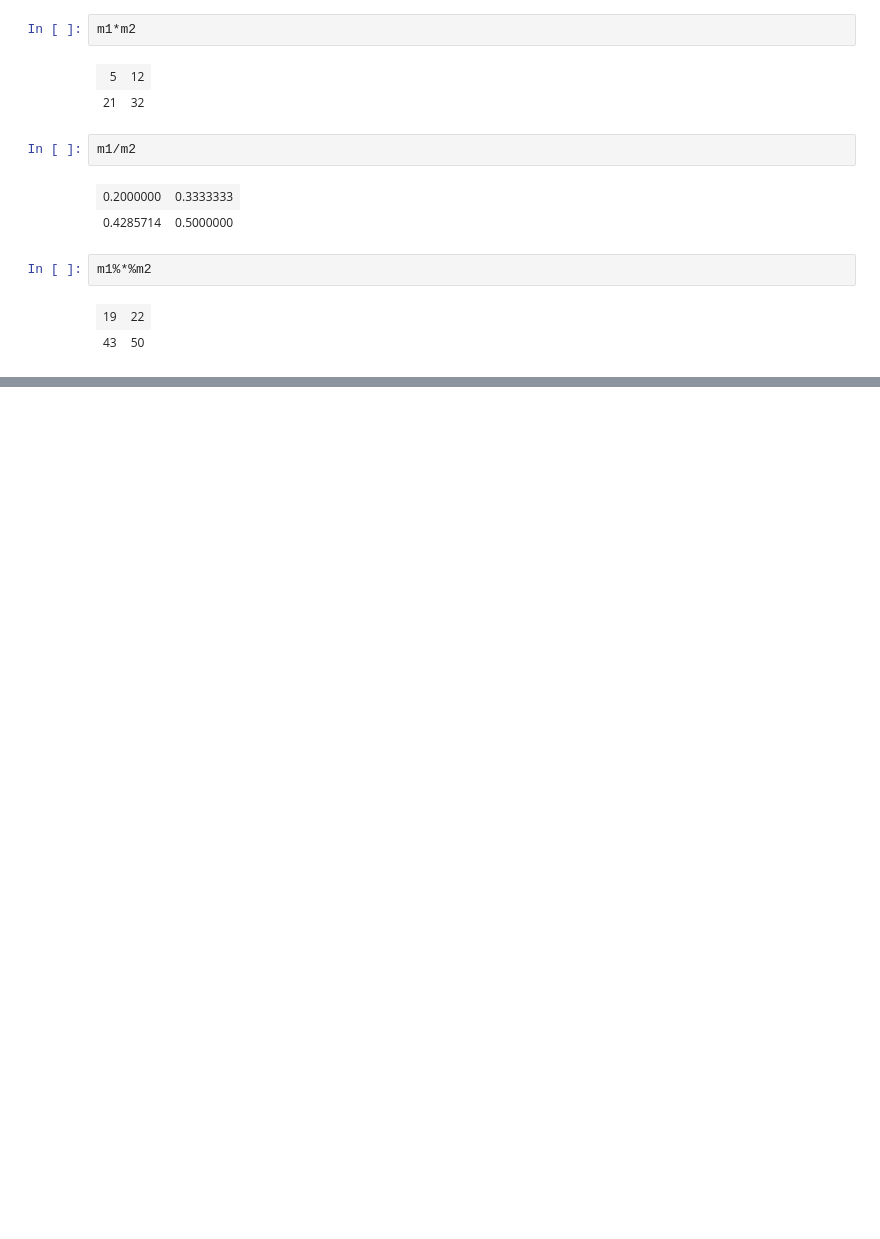
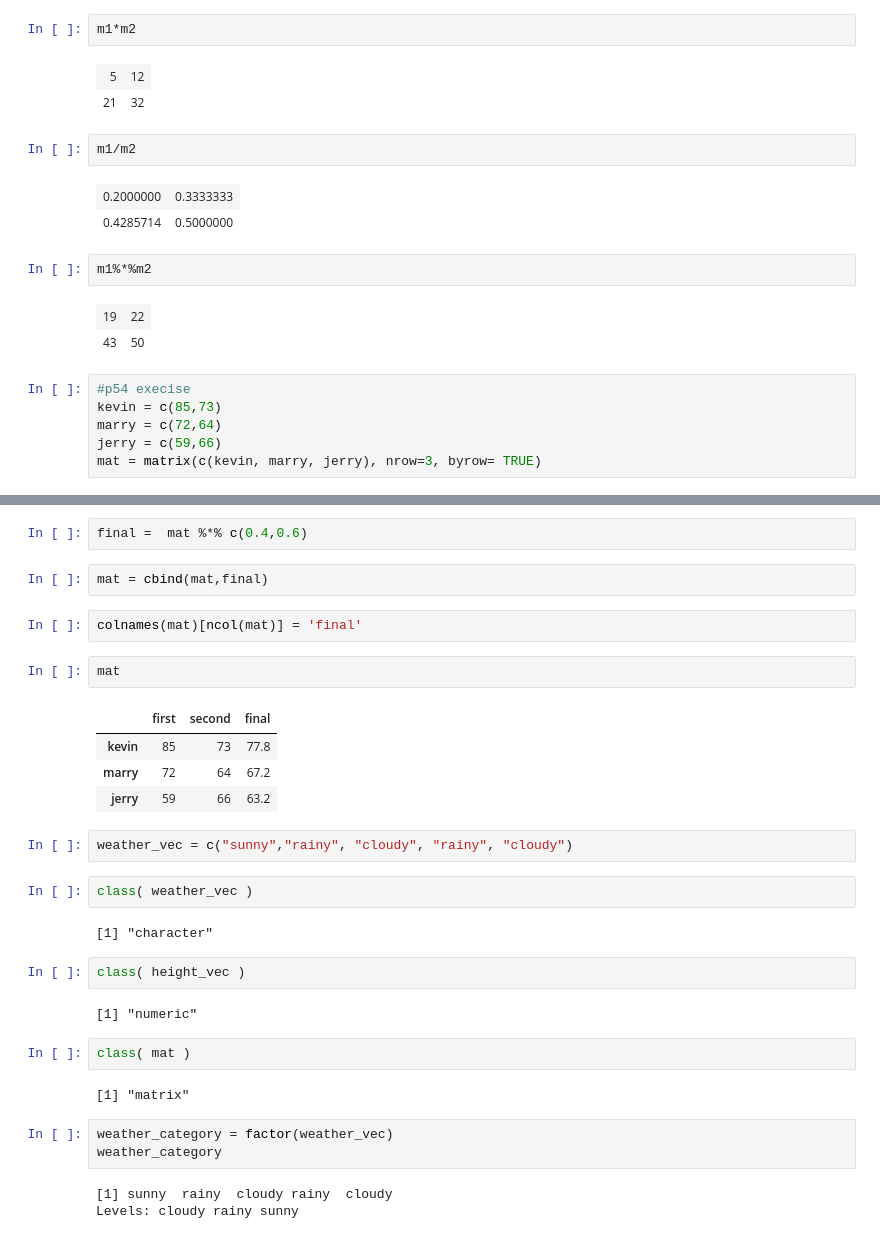
Before and after one commit to YuHsuanLin/riii, a Jupyter notebook: cb102/cb102_20180809.ipynb, the cells around one changed output, grey strips where cells are left out. Drawn from its saved outputs; the diff is of its cells as text; blank space fills up the shorter version.

Commit message:
factor

```diff
--- a/cb102/cb102_20180809.ipynb
+++ b/cb102/cb102_20180809.ipynb
@@ -797,3 +797,9 @@ m1%*%m2
 # %% [output]
 | 19 | 22 |
 | 43 | 50 |
+# %%
+#p54 execise
+kevin = c(85,73)
+marry = c(72,64)
+jerry = c(59,66)
+mat = matrix(c(kevin, marry, jerry), nrow=3, byrow= TRUE)
@@ -799,0 +815,33 @@ m1%*%m2
+# %%
+final =  mat %*% c(0.4,0.6)
+# %%
+mat = cbind(mat,final)
+# %%
+colnames(mat)[ncol(mat)] = 'final'
+# %%
+mat
+# %% [output]
+|  | first | second | final |
+| kevin | 85 | 73 | 77.8 |
+| marry | 72 | 64 | 67.2 |
+| jerry | 59 | 66 | 63.2 |
+# %%
+weather_vec = c("sunny","rainy", "cloudy", "rainy", "cloudy")
+# %%
+class( weather_vec )
+# %% [output]
+[1] "character"
+# %%
+class( height_vec )
+# %% [output]
+[1] "numeric"
+# %%
+class( mat )
+# %% [output]
+[1] "matrix"
+# %%
+weather_category = factor(weather_vec)
+weather_category
+# %% [output]
+[1] sunny  rainy  cloudy rainy  cloudy
+Levels: cloudy rainy sunny
```
Also changed, not shown: parts of 13 cells of this notebook.
